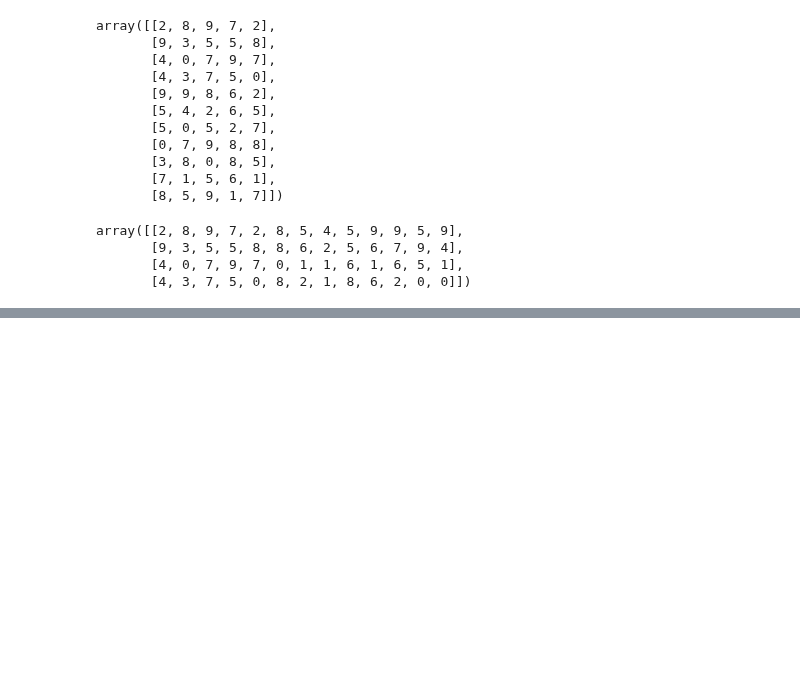
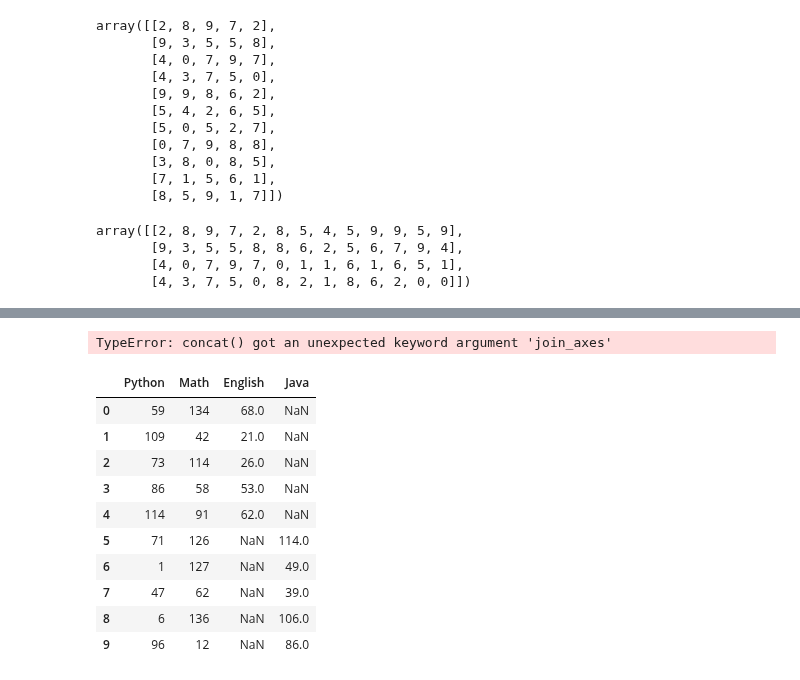
Before and after one commit to TinyHandsome/BookStudy, a Jupyter notebook: python_projects/2-千峰数据分析/7-pandas.ipynb, the cells around one changed output, grey strips where cells are left out. Drawn from its saved outputs; the diff is of its cells as text; code cells hidden in the pictures; blank space fills up the shorter version.

```diff
--- a/python_projects/2-千峰数据分析/7-pandas.ipynb
+++ b/python_projects/2-千峰数据分析/7-pandas.ipynb
@@ -1435,0 +1485,2 @@ df2 = DataFrame(np.random.randint(0, 150, size=(5,3)), columns=['Python', 'Math'
+# %%
+df5 = DataFrame(np.random.randint(0, 150, size=(5, 3)), columns=['Python', 'Math', 'Java'], index=list('ABCGH'))
@@ -1435,0 +1501,18 @@ df2 = DataFrame(np.random.randint(0, 150, size=(5,3)), columns=['Python', 'Math'
+# %%
+pd.concat([df1, df5], join_axes=[df1.columns])
+# %% [output]
+TypeError: concat() got an unexpected keyword argument 'join_axes'
+# %%
+pd.concat([df1, df5], ignore_index=True)
+# %% [output]
+|  | Python | Math | English | Java |
+| 0 | 59 | 134 | 68.0 | NaN |
+| 1 | 109 | 42 | 21.0 | NaN |
+| 2 | 73 | 114 | 26.0 | NaN |
+| 3 | 86 | 58 | 53.0 | NaN |
+| 4 | 114 | 91 | 62.0 | NaN |
+| 5 | 71 | 126 | NaN | 114.0 |
+| 6 | 1 | 127 | NaN | 49.0 |
+| 7 | 47 | 62 | NaN | 39.0 |
+| 8 | 6 | 136 | NaN | 106.0 |
+| 9 | 96 | 12 | NaN | 86.0 |
```
Also changed, not shown: parts of 14 cells of this notebook, 1 other file.
